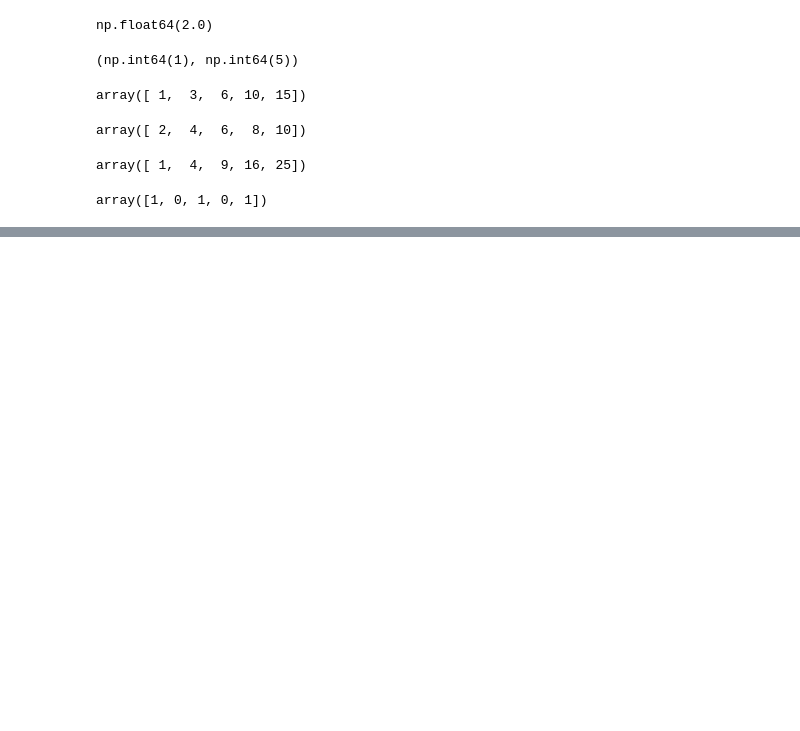
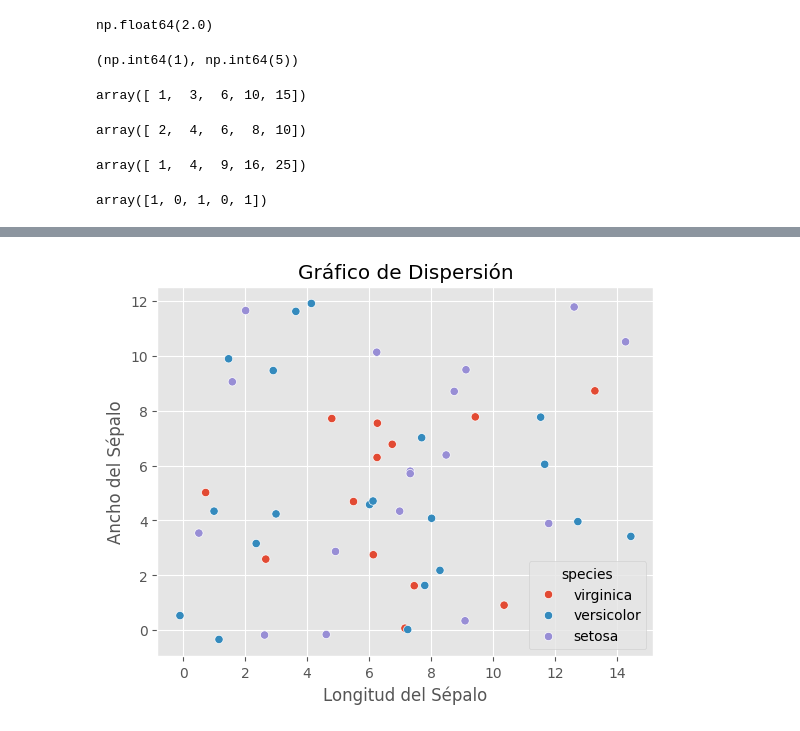
Before and after one commit to lflondo/PythonAnalisisDatos, a Jupyter notebook: AnalisisDatos.ipynb, the cells around one changed output, grey strips where cells are left out. Saved outputs shown, nothing was run; the diff lists cells and outputs as text; code cells hidden in the pictures; blank space fills up the shorter version.

```diff
--- a/AnalisisDatos.ipynb
+++ b/AnalisisDatos.ipynb
@@ -627,0 +729,3 @@ array([1, 0, 1, 0, 1])
+# %%
+plt.style.use('ggplot')
+plt.style.available
@@ -627,0 +750,21 @@ array([1, 0, 1, 0, 1])
+# %%
+import pandas as pd
+import numpy as np
+
+np.random.seed(2) #Para reproducibilidad
+
+species = np.array(["setosa", "versicolor", "virginica"])
+
+#genearmos datos aleatorios para longitud y ancho del sépalo
+
+sepal_length = np.random.uniform(-0.5, 15.0, 50)   # rango MUY amplio
+sepal_width  = np.random.uniform(-0.5, 12.0, 50)   # rango MUY amplio
+species_col  = np.random.choice(species, 50)
+
+data = np.column_stack((sepal_length, sepal_width, species_col))
+
+df = pd.DataFrame(data, columns=["sepal_length", "sepal_width", "species"])
+df["sepal_length"] = df["sepal_length"].astype(float).round(2)
+df["sepal_width"]  = df["sepal_width"].astype(float).round(2)
+
+df
@@ -627,0 +792,10 @@ array([1, 0, 1, 0, 1])
+# %%
+#Grafico de dispersion
+sns.scatterplot(x="sepal_length", y="sepal_width", hue="species", data=df)
+plt.xlabel("Longitud del Sépalo")
+plt.ylabel("Ancho del Sépalo")
+plt.title("Gráfico de Dispersión")
+plt.title
+plt.show()
+# %% [output]
+[figure, added]
```
Also changed, not shown: parts of 19 cells of this notebook.
